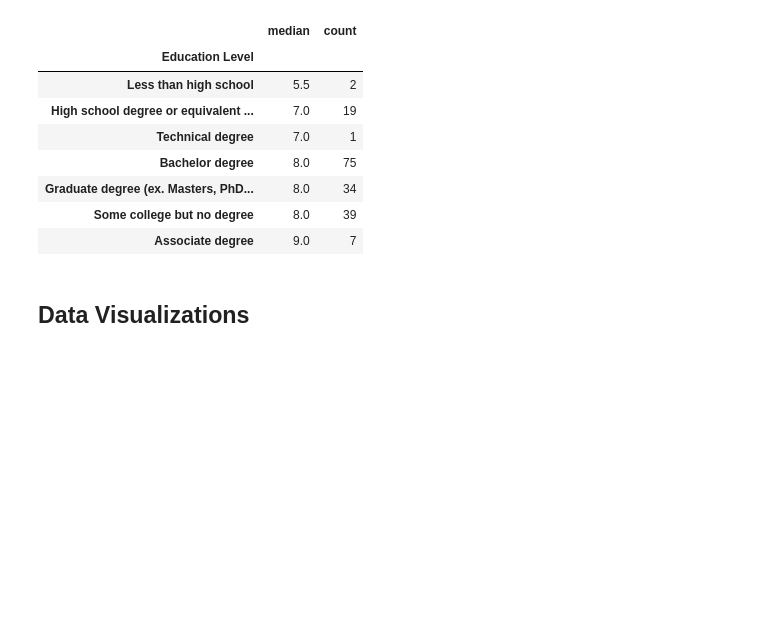
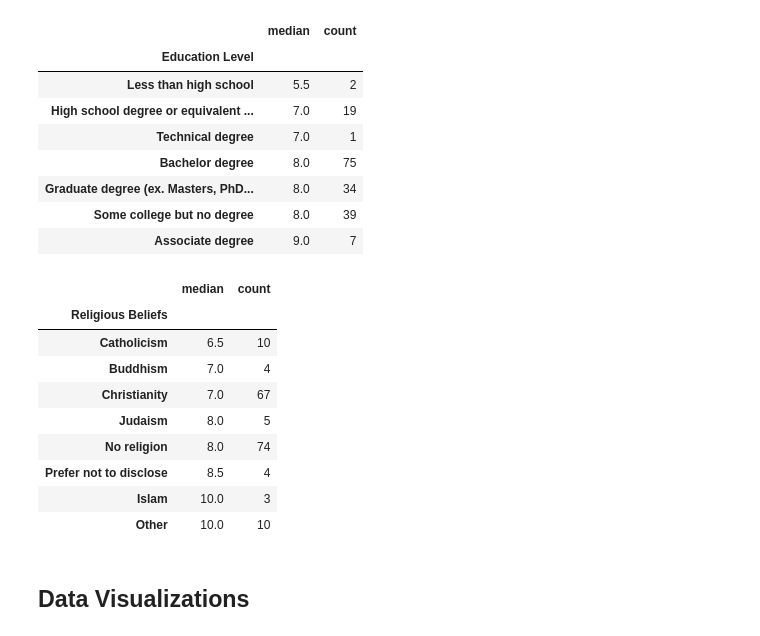
Before and after one commit to amarinmcg/societalacceptanceoflgbtqcommunity, a Jupyter notebook: societalacceptance.ipynb, the cells around one changed output. Drawn from its saved outputs; the diff is of its cells as text; code cells hidden in the pictures; blank space fills up the shorter version.

```diff
--- a/societalacceptance.ipynb
+++ b/societalacceptance.ipynb
@@ -250,6 +250,19 @@ df.groupby('Education Level')['Overall Understanding of LGBTQ Issues'].agg(['med
 | Graduate degree (ex. Masters, PhD... | 8.0 | 34 |
 | Some college but no degree | 8.0 | 39 |
 | Associate degree | 9.0 | 7 |
+# %%
+df.groupby('Religious Beliefs')['Overall Understanding of LGBTQ Issues'].agg(['median', 'count']).sort_values(by='median')
+# %% [output]
+|  | median | count |
+| Religious Beliefs |  |  |
+| Catholicism | 6.5 | 10 |
+| Buddhism | 7.0 | 4 |
+| Christianity | 7.0 | 67 |
+| Judaism | 8.0 | 5 |
+| No religion | 8.0 | 74 |
+| Prefer not to disclose | 8.5 | 4 |
+| Islam | 10.0 | 3 |
+| Other | 10.0 | 10 |
 # %% [markdown]
 ## Data Visualizations
 # %%
```
